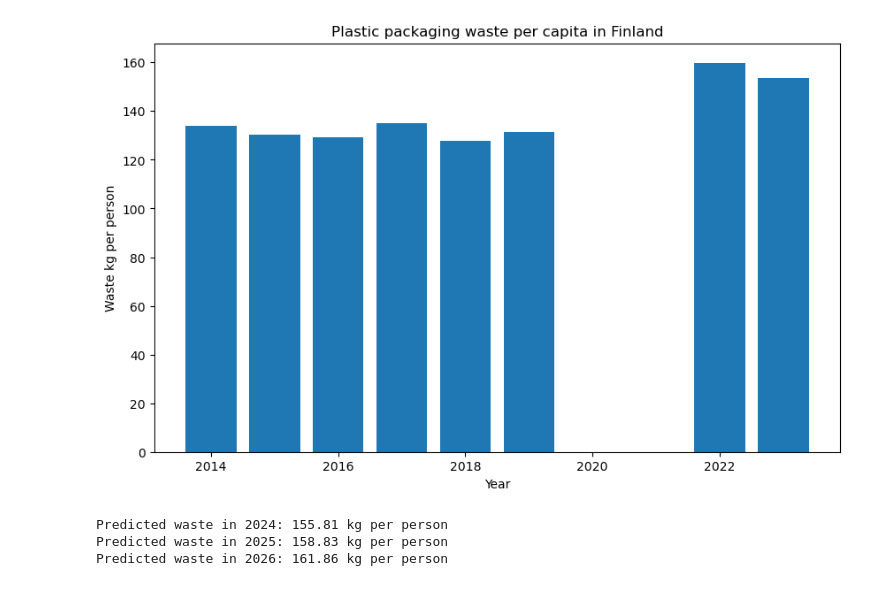
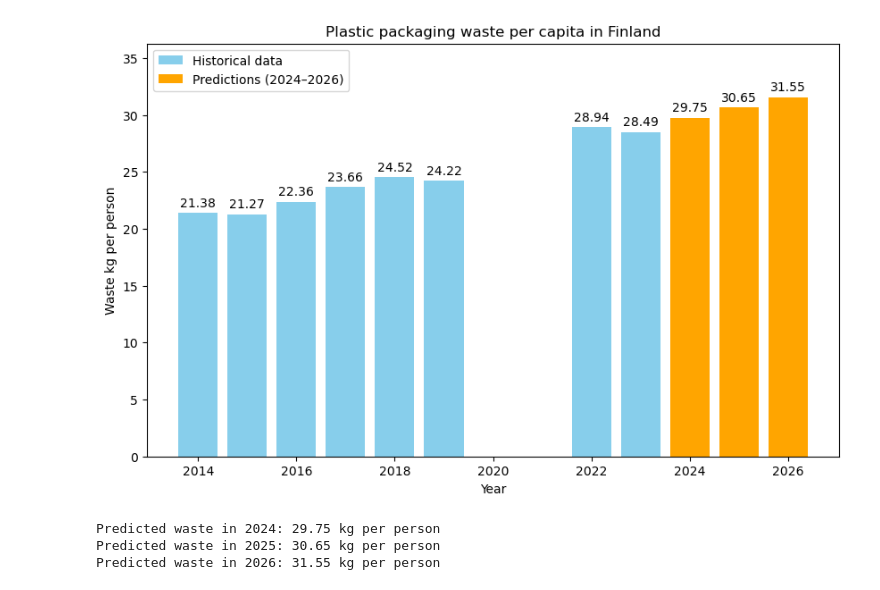
Before and after one commit to AnnaJouppi/plastic-waste-finland, a Jupyter notebook: plastic-waste-finland.ipynb, the cells around one changed output. Drawn from its saved outputs; the diff is of its cells as text; code cells hidden in the pictures.

Commit message:
refactor: update dataset to plastic packaging waste

```diff
--- a/plastic-waste-finland.ipynb
+++ b/plastic-waste-finland.ipynb
@@ -4,7 +4,7 @@
 
 import pandas as pd
 # %%
-plasticdata = pd.read_csv("data/plastic.csv")
+plasticdata = pd.read_csv("data/env_waspac_page_linear.csv")
 
 # tehdään kopio jotta ei tehdä muutoksia alkuperäiseen
 plastic_copy = plasticdata.copy()
@@ -41,15 +39,29 @@ finland_not_corona = finland[(finland["Year"] < 2020) | (finland["Year"] > 2021)
 # %%
 # Visualize the trend
 import matplotlib.pyplot as plt
 
 plt.figure(figsize=(10, 6))
-plt.bar(finland_not_corona["Year"], finland_not_corona["Waste kg per person"])
+
+bars1 = plt.bar(finland_not_corona["Year"], finland_not_corona["Waste kg per person"], color="skyblue", label="Historical data")
+
+# Predicted data
+bars2 = plt.bar(future_years.flatten(), predictions, color="orange", label="Predictions (2024–2026)")
+
+# Add labels above bars
+plt.bar_label(bars1, fmt="%.2f", padding=3)
+plt.bar_label(bars2, fmt="%.2f", padding=3)
+
 plt.title("Plastic packaging waste per capita in Finland")
 plt.xlabel("Year")
 plt.ylabel("Waste kg per person")
+
+# Give the y-axis a bit of extra height at the top so labels fit nicely
+plt.ylim(0, max(max(finland_not_corona["Waste kg per person"]), max(predictions)) * 1.15)
+
+plt.legend()
 plt.show()
 # %% [output]
-[figure, old version]
+[figure, new version]
 # %%
 from sklearn.linear_model import LinearRegression
 import numpy as np
@@ -86,9 +98,10 @@ predictions = model.predict(future_years)
 
 #.flatten()
 # This turns your 2D array back into 1D
+
 for year, pred in zip(future_years.flatten(), predictions):
     print(f"Predicted waste in {year}: {pred:.2f} kg per person")
 # %% [output]
-Predicted waste in 2024: 155.81 kg per person
-Predicted waste in 2025: 158.83 kg per person
-Predicted waste in 2026: 161.86 kg per person
+Predicted waste in 2024: 29.75 kg per person
+Predicted waste in 2025: 30.65 kg per person
+Predicted waste in 2026: 31.55 kg per person
```
Also changed, not shown: parts of 1 cell of this notebook, 3 other files.
